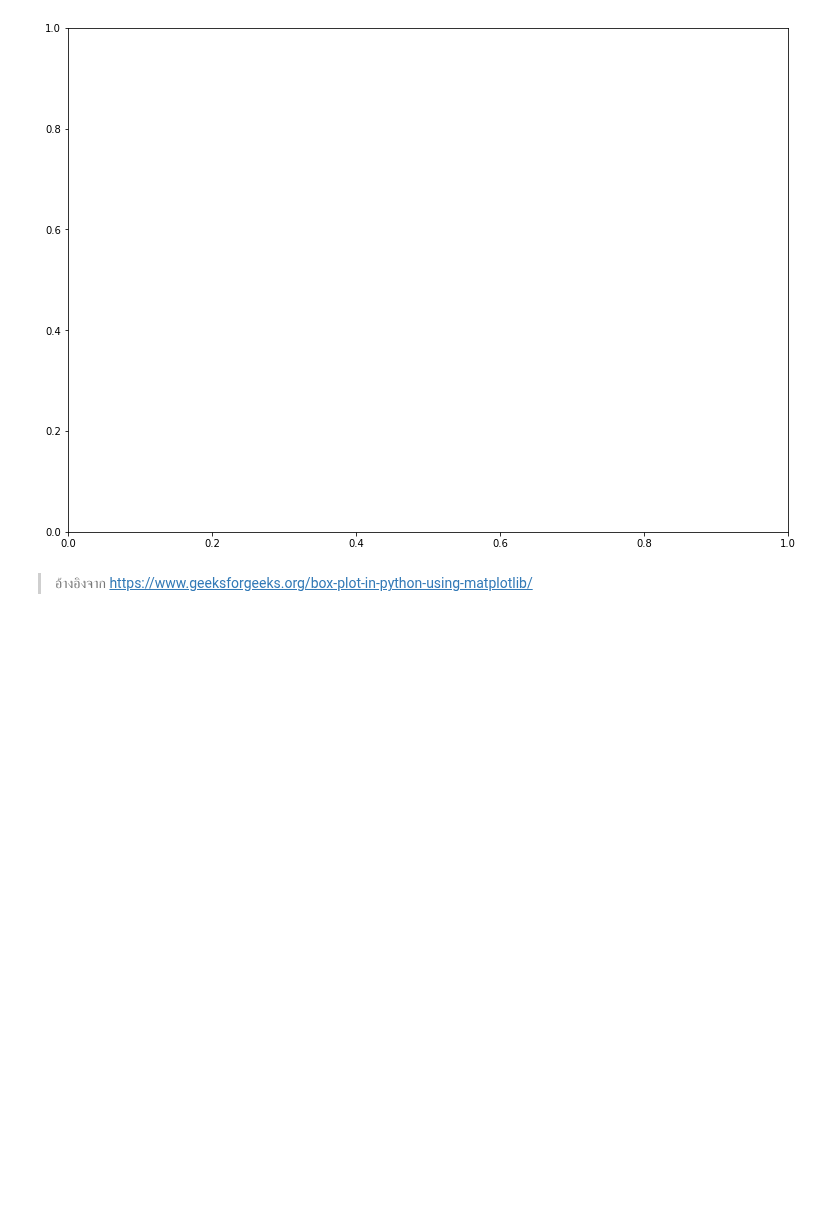
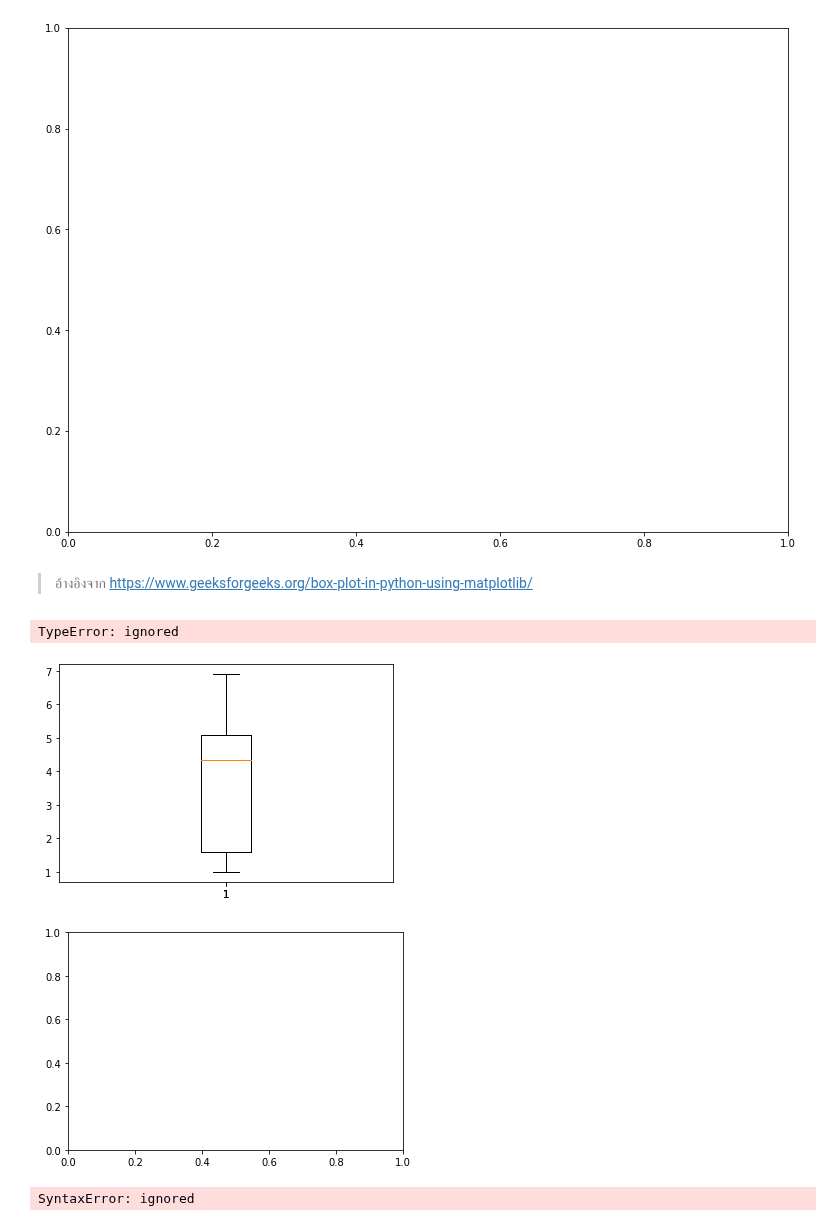
Before and after one commit to 623020514-5/Python-Data-Viz.-, a Jupyter notebook: DataViz02_Data_Distribution.ipynb, the cells around one changed output. Drawn from its saved outputs; the diff is of its cells as text; code cells hidden in the pictures; blank space fills up the shorter version.

```diff
--- a/DataViz02_Data_Distribution.ipynb
+++ b/DataViz02_Data_Distribution.ipynb
@@ -375,3 +360,35 @@ TypeError: ignored
 [figure]
 # %% [markdown]
 >อ้างอิงจาก https://www.geeksforgeeks.org/box-plot-in-python-using-matplotlib/
+# %%
+data_1 = plt.boxplot(df2['PetalLength'][:50])
+data_2 = plt.boxplot(df2['PetalLength'][50:100])
+data_3 = plt.boxplot(df2['PetalLength'][100:])
+data = [data_1, data_2, data_3]
+colors = ['red','green','blue']
+fig, ax = plt.subplots()
+box_dict = ax.boxplot(data, patch_artist=True,  showmeans=True)
+for item in ['boxes', 'fliers', 'medians', 'means']:
+    for sub_item,color in zip(box_dict[item], colors):
+        plt.setp(sub_item, color=color)
+# whiskers and caps have to be treated separately since there are two of each for each plot
+for item in ['whiskers', 'caps']:
+    for sub_items,color in zip(zip(box_dict[item][::2],box_dict[item][1::2]),colors):
+        plt.setp(sub_items, color=color)
+# %% [output]
+TypeError: ignored
+[figure, added]
+[figure, added]
+# %%
+import seaborn as sns
+data_1 = plt.boxplot(df2['PetalLength'][:50])
+data_2 = plt.boxplot(df2['PetalLength'][50:100])
+data_3 = plt.boxplot(df2['PetalLength'][100:])
+data = [data_1, data_2, data_3]
+sns.boxplot(data = [data_1, data_2, data_3])
+sns.boxplot(
+    data = [data_1, data_2, data_3],
+    palette=[sns.xkcd_rgb["pale red"], sns.xkcd_rgb["medium green"],[sns.xkcd_rgb["pale red"]]
+)
+# %% [output]
+SyntaxError: ignored
```
Also changed, not shown: parts of 3 cells of this notebook.
